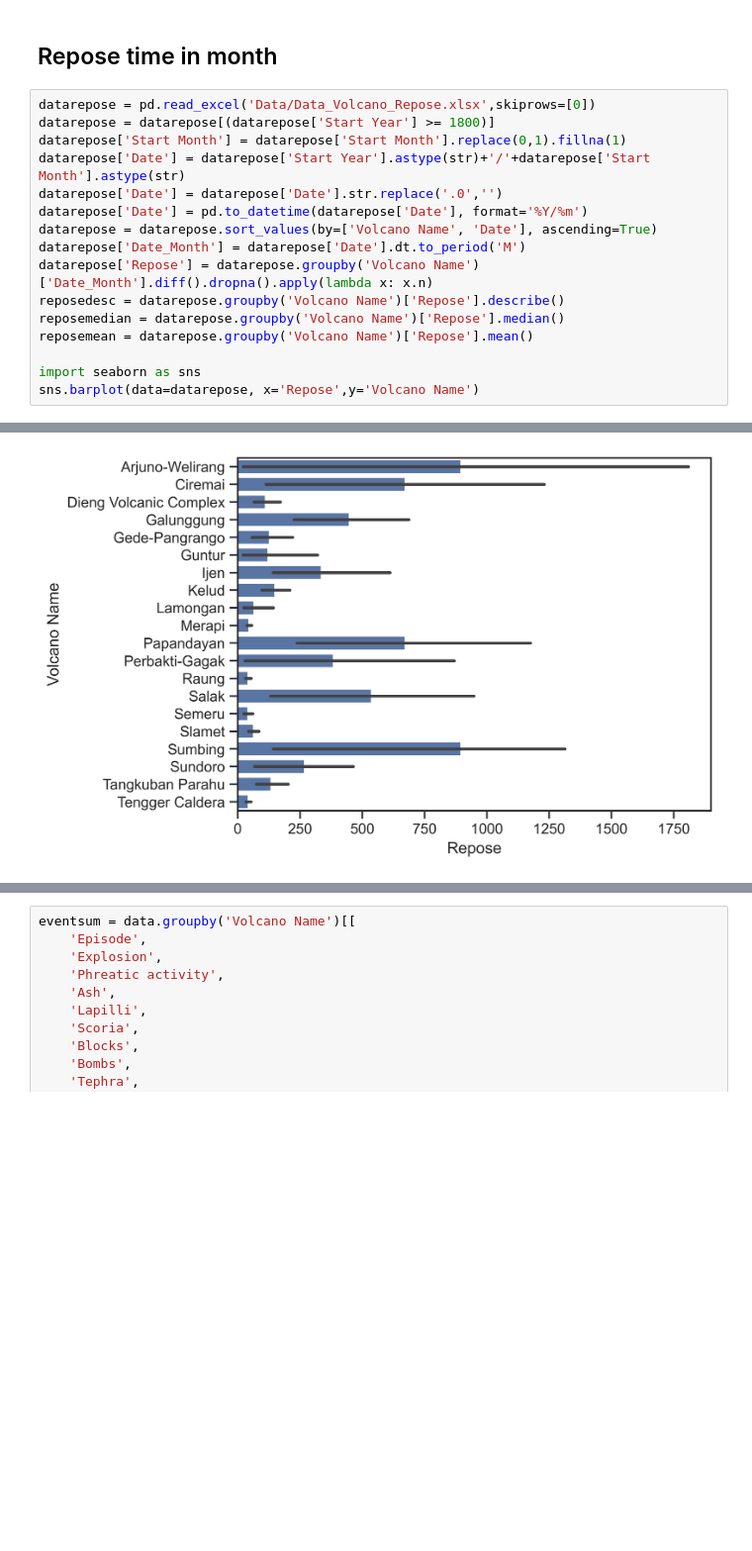
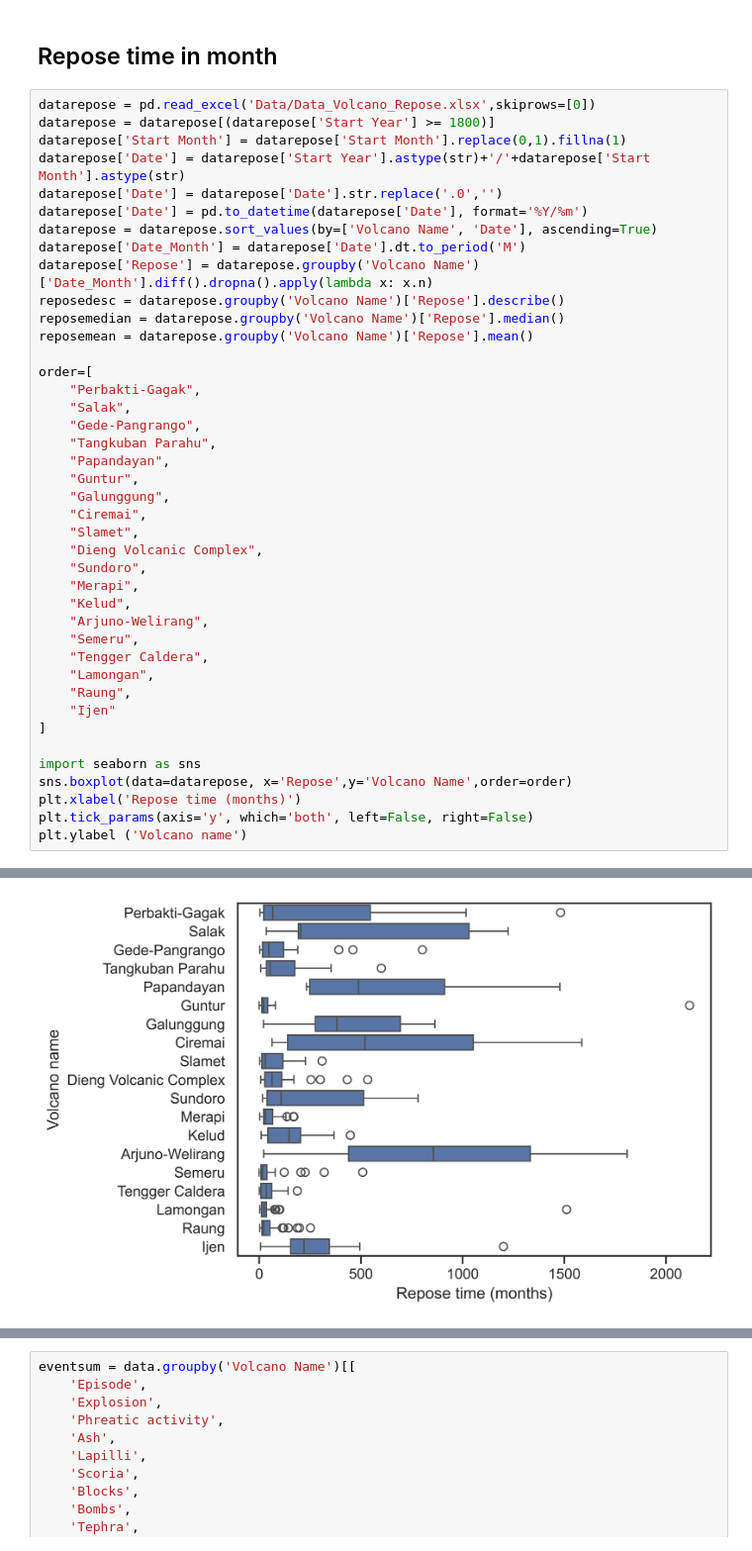
Before and after one commit to geika02/Java-s-Volcanic-Hazard-Assessment, a Jupyter notebook: Clustering.ipynb, the cells around one changed output, grey strips where cells are left out. Shown at 99% size. Cells and saved outputs as stored; diff of their text form; blank space fills up the shorter version.

```diff
--- a/Clustering.ipynb
+++ b/Clustering.ipynb
@@ -105,6 +120,31 @@ reposedesc = datarepose.groupby('Volcano Name')['Repose'].describe()
 reposemedian = datarepose.groupby('Volcano Name')['Repose'].median()
 reposemean = datarepose.groupby('Volcano Name')['Repose'].mean()
 
+order=[
+    "Perbakti-Gagak",
+    "Salak",
+    "Gede-Pangrango",
+    "Tangkuban Parahu",
+    "Papandayan",
+    "Guntur",
+    "Galunggung",
+    "Ciremai",
+    "Slamet",
+    "Dieng Volcanic Complex",
+    "Sundoro",
+    "Merapi",
+    "Kelud",
+    "Arjuno-Welirang",
+    "Semeru",
+    "Tengger Caldera",
+    "Lamongan",
+    "Raung",
+    "Ijen"
+]
+
 import seaborn as sns
-sns.barplot(data=datarepose, x='Repose',y='Volcano Name')
+sns.boxplot(data=datarepose, x='Repose',y='Volcano Name',order=order)
+plt.xlabel('Repose time (months)')
+plt.tick_params(axis='y', which='both', left=False, right=False)
+plt.ylabel ('Volcano name')
 # %% [output]
@@ -112,2 +152,2 @@ sns.barplot(data=datarepose, x='Repose',y='Volcano Name')
-[figure, old version]
+[figure, new version]
 # %% [markdown]
```
Also changed, not shown: parts of 17 cells of this notebook, 2 other files.
